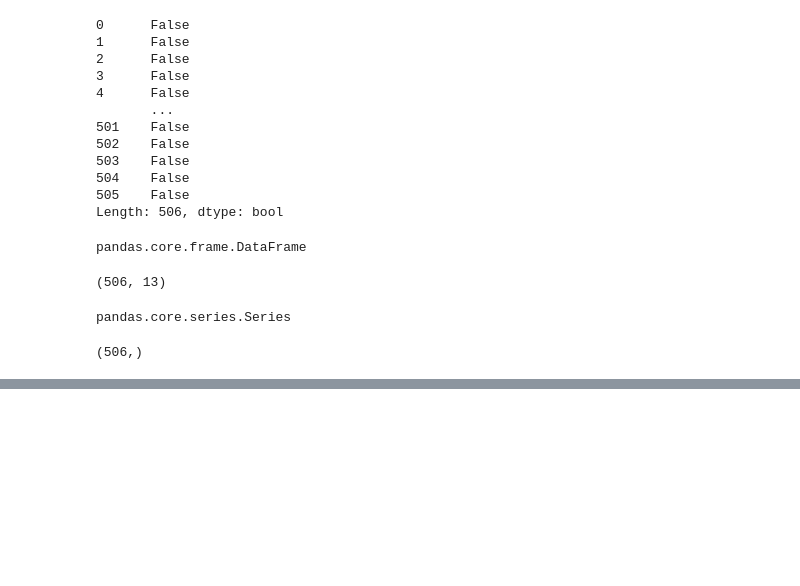
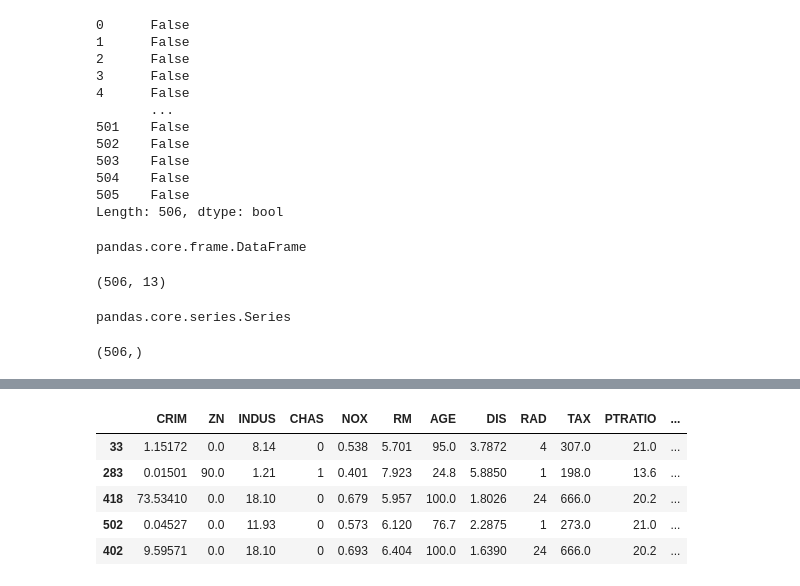
Before and after one commit to benisi/Linear_regression_basics, a Jupyter notebook: Multiple_dependent_variable_regression.ipynb, the cells around one changed output, grey strips where cells are left out. Saved outputs shown, nothing was run; the diff lists cells and outputs as text; code cells hidden in the pictures; blank space fills up the shorter version.

```diff
--- a/Multiple_dependent_variable_regression.ipynb
+++ b/Multiple_dependent_variable_regression.ipynb
@@ -70,0 +69,9 @@ NameError: name 'train_test_split' is not defined
+# %%
+x_train.head()
+# %% [output]
+|  | CRIM | ZN | INDUS | CHAS | NOX | RM | AGE | DIS | RAD | TAX | PTRATIO | ... |
+| 33 | 1.15172 | 0.0 | 8.14 | 0 | 0.538 | 5.701 | 95.0 | 3.7872 | 4 | 307.0 | 21.0 | ... |
+| 283 | 0.01501 | 90.0 | 1.21 | 1 | 0.401 | 7.923 | 24.8 | 5.8850 | 1 | 198.0 | 13.6 | ... |
+| 418 | 73.53410 | 0.0 | 18.10 | 0 | 0.679 | 5.957 | 100.0 | 1.8026 | 24 | 666.0 | 20.2 | ... |
+| 502 | 0.04527 | 0.0 | 11.93 | 0 | 0.573 | 6.120 | 76.7 | 2.2875 | 1 | 273.0 | 21.0 | ... |
+| 402 | 9.59571 | 0.0 | 18.10 | 0 | 0.693 | 6.404 | 100.0 | 1.6390 | 24 | 666.0 | 20.2 | ... |
```
Also changed, not shown: parts of 14 cells of this notebook.
